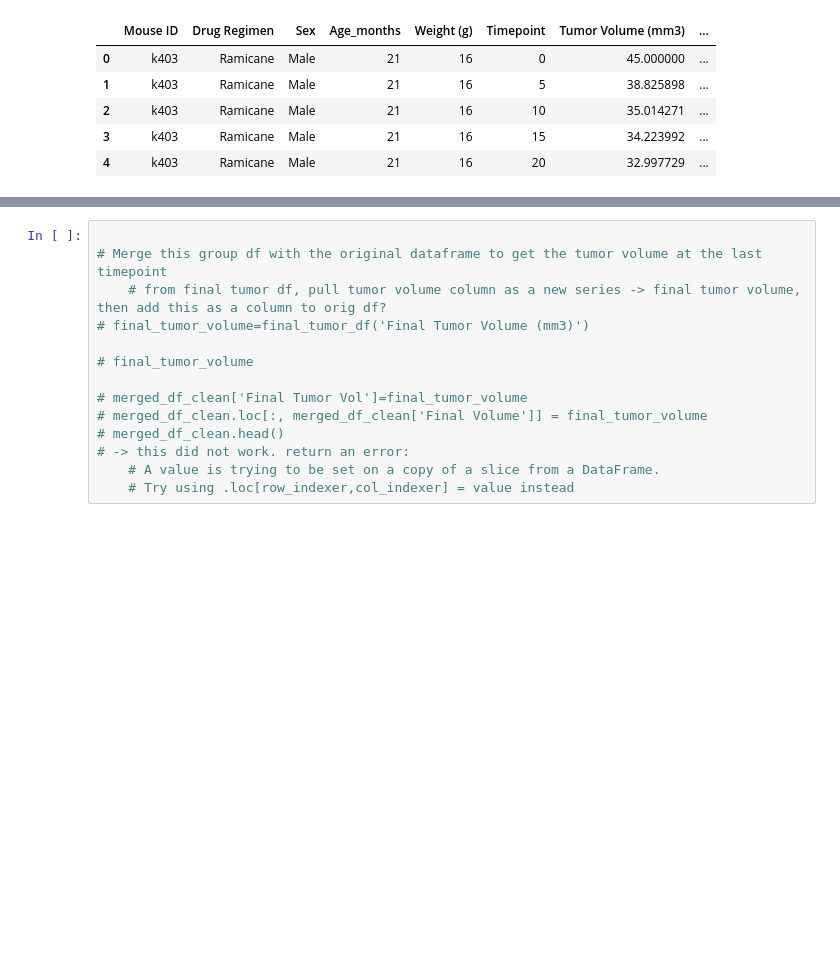
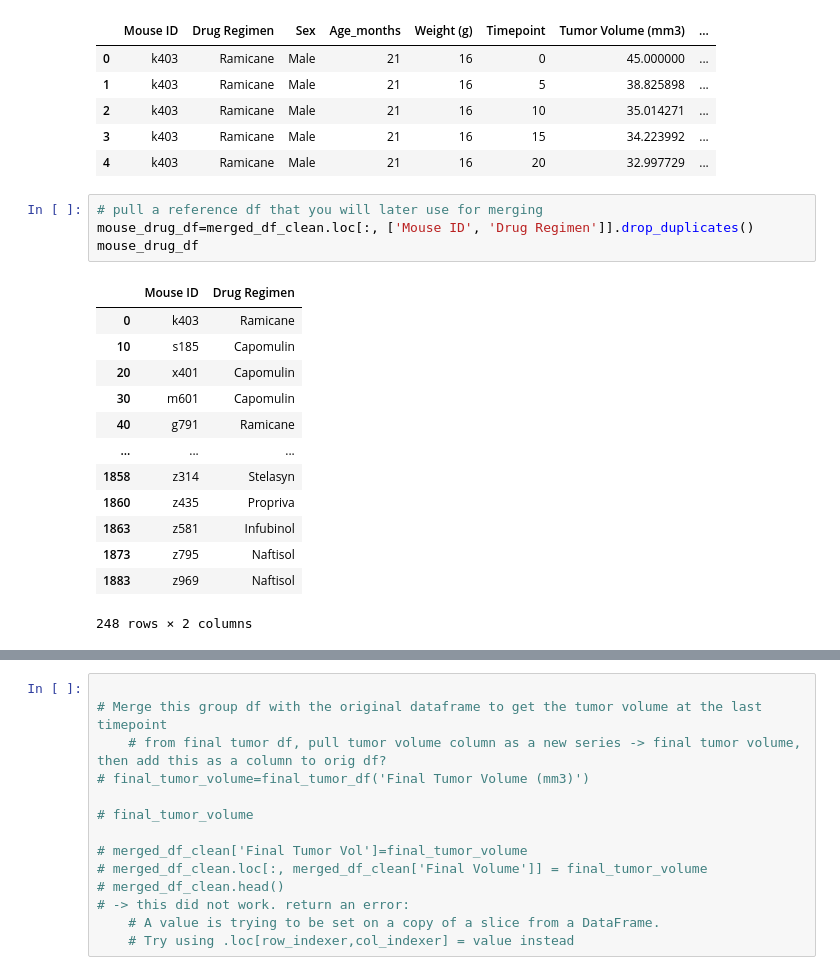
Before and after one commit to acsours/matplotlib-homework, a Jupyter notebook: pymaceuticals_starter.ipynb, the cells around one changed output, grey strips where cells are left out. Drawn from its saved outputs; the diff is of its cells as text; blank space fills up the shorter version.

```diff
--- a/pymaceuticals_starter.ipynb
+++ b/pymaceuticals_starter.ipynb
@@ -464,3 +475,21 @@ merged_df_clean.head()
 | 2 | k403 | Ramicane | Male | 21 | 16 | 10 | 35.014271 | ... |
 | 3 | k403 | Ramicane | Male | 21 | 16 | 15 | 34.223992 | ... |
 | 4 | k403 | Ramicane | Male | 21 | 16 | 20 | 32.997729 | ... |
+# %%
+# pull a reference df that you will later use for merging
+mouse_drug_df=merged_df_clean.loc[:, ['Mouse ID', 'Drug Regimen']].drop_duplicates()
+mouse_drug_df
+# %% [output]
+|  | Mouse ID | Drug Regimen |
+| 0 | k403 | Ramicane |
+| 10 | s185 | Capomulin |
+| 20 | x401 | Capomulin |
+| 30 | m601 | Capomulin |
+| 40 | g791 | Ramicane |
+| ... | ... | ... |
+| 1858 | z314 | Stelasyn |
+| 1860 | z435 | Propriva |
+| 1863 | z581 | Infubinol |
+| 1873 | z795 | Naftisol |
+| 1883 | z969 | Naftisol |
+248 rows × 2 columns
```
Also changed, not shown: parts of 24 cells of this notebook.
